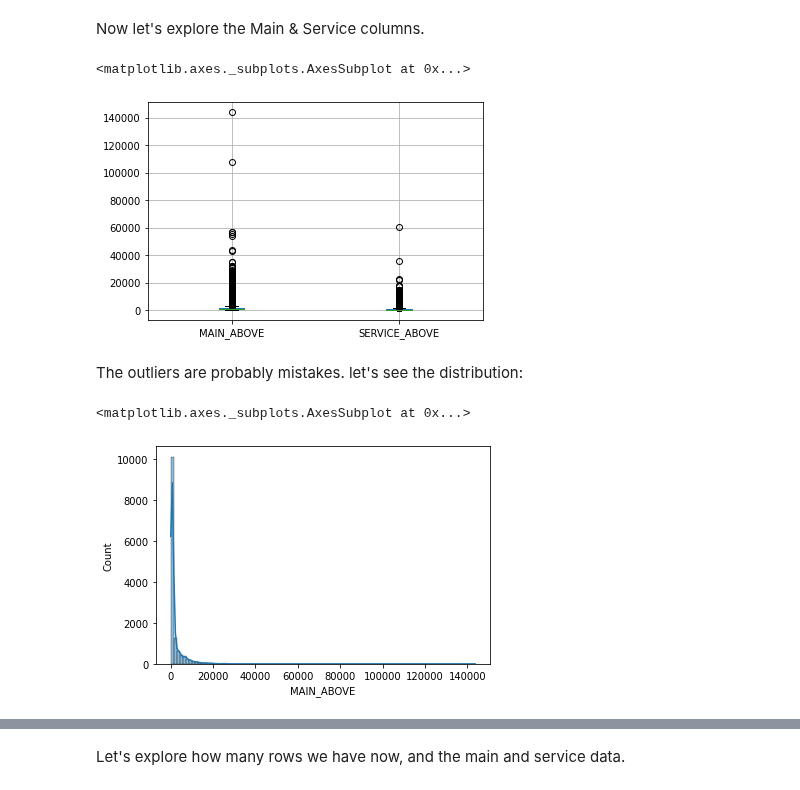
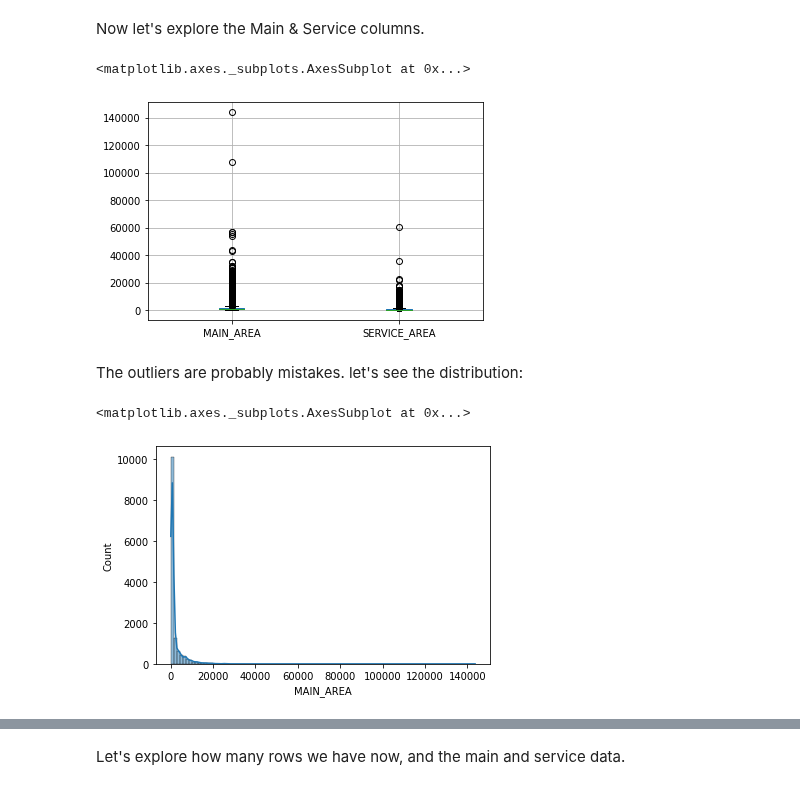
Before and after one commit to MosheMann5750/ML, a Jupyter notebook: FinalProject/ConstructionPlans.ipynb, the cells around one changed output, grey strips where cells are left out. Saved outputs shown, nothing was run; the diff lists cells and outputs as text; code cells hidden in the pictures.

```diff
--- a/FinalProject/ConstructionPlans.ipynb
+++ b/FinalProject/ConstructionPlans.ipynb
@@ -90,17 +90,17 @@ Name: LANDUSE, dtype: int64
 # %% [markdown]
 Now let's explore the Main & Service columns.
 # %%
-data[["MAIN_ABOVE","SERVICE_ABOVE"]].boxplot()
+data[["MAIN_AREA","SERVICE_AREA"]].boxplot()
 # %% [output]
 <matplotlib.axes._subplots.AxesSubplot at 0x...>
-[figure, old version]
+[figure, new version]
 # %% [markdown]
 The outliers are probably mistakes. let's see the distribution:
 # %%
-sns.histplot(data=data, x="MAIN_ABOVE", bins=100, kde=True)
+sns.histplot(data=data, x="MAIN_AREA", bins=100, kde=True)
 # %% [output]
 <matplotlib.axes._subplots.AxesSubplot at 0x...>
-[figure, old version]
+[figure, new version]
 # %%
 data.iloc[:, 3].describe(percentiles=np.arange(0.05, 1, .05))
 # %% [output]
```
Also changed, not shown: parts of 28 cells of this notebook.
